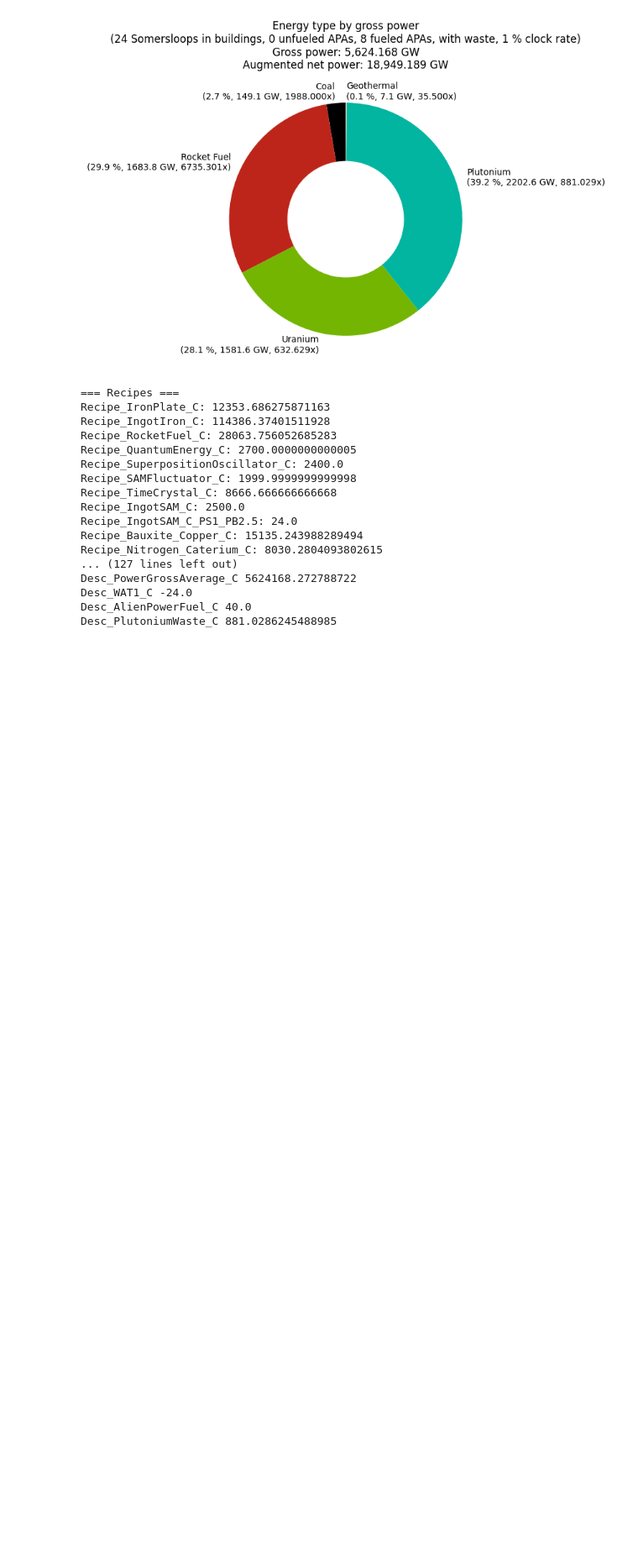
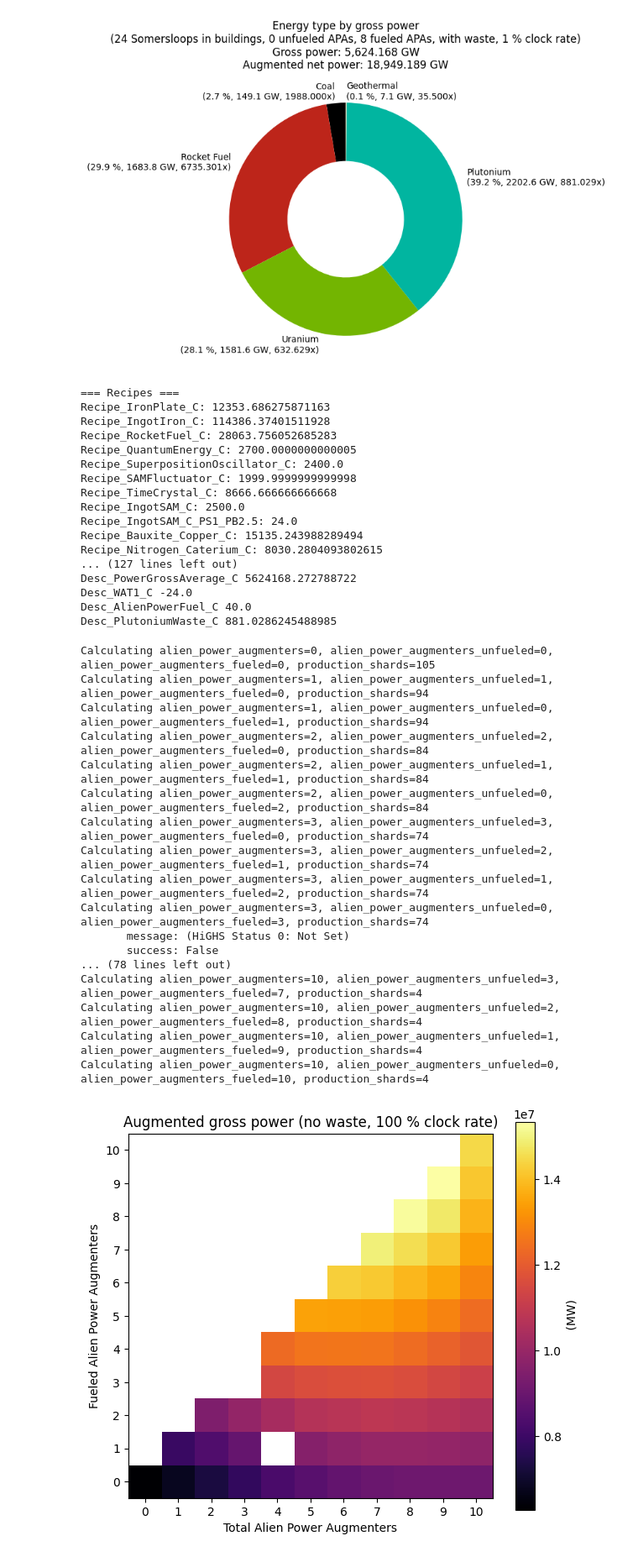
Before and after one commit to gaboroszkar/satisfactory_calculations, a Jupyter notebook: power_calculation.ipynb, the cells around one changed output. Shown at 84% size. Drawn from its saved outputs; the diff is of its cells as text; code cells hidden in the pictures; blank space fills up the shorter version.

Commit message:
Add gross power calculation

```diff
--- a/power_calculation.ipynb
+++ b/power_calculation.ipynb
@@ -247,5 +267,5 @@ def solve_with_discretized_production_shards(
 # %%
-def visualize_power_composition(recipes_solution, power_augmented_net, title):
+def visualize_power_composition(recipes_solution, power_augmented, title, is_power_net):
     power_recipes = {
         "Recipe_Build_GeneratorCoal_C_Desc_Coal_C_C": ("Coal", "#000000"),
         "Recipe_Build_GeneratorCoal_C_Desc_CompactedCoal_C_C": ("Compacted Coal", "#2b3549"),
@@ -293,7 +313,9 @@ def visualize_power_composition(recipes_solution, power_augmented_net, title):
         colors=colors
     )
 
-    ax.set_title(f"Energy type by gross power\n({title})\nGross power: {(sum_total_amount / 1000):,.3f} GW\nAugmented net power: {(power_augmented_net / 1000):,.3f} GW")
+    power_title = "Augmented net power" if is_power_net else "Augmented gross power"
+
+    ax.set_title(f"Energy type by gross power\n({title})\nGross power: {(sum_total_amount / 1000):,.3f} GW\n{power_title}: {(power_augmented / 1000):,.3f} GW")
     plt.show()
 # %%
 def solve_with_discretized_production_shards_and_visualize(
@@ -302,13 +324,15 @@ def solve_with_discretized_production_shards_and_visualize(
     production_shards: int,
     alien_power_augmenters_unfueled: int,
     alien_power_augmenters_fueled: int,
+    is_power_net: bool = True,
 ):
-    power_augmented_net, recipes_solution, items_solution = solve_with_discretized_production_shards(
+    power_augmented, recipes_solution, items_solution = solve_with_discretized_production_shards(
         default_production_boost=default_production_boost,
         zero_almost_all_items=zero_almost_all_items,
         production_shards=production_shards,
         alien_power_augmenters_unfueled=alien_power_augmenters_unfueled,
         alien_power_augmenters_fueled=alien_power_augmenters_fueled,
+        is_power_net=is_power_net,
     )
 
     title = (
@@ -319,7 +343,7 @@ def solve_with_discretized_production_shards_and_visualize(
         f"{int(default_production_boost * 100)} % clock rate"
     )
 
-    visualize_power_composition(recipes_solution, power_augmented_net, title)
+    visualize_power_composition(recipes_solution, power_augmented, title, is_power_net)
 
     print("=== Recipes ===")
     for recipe, recipe_amount in recipes_solution:
@@ -345,6 +369,7 @@ import matplotlib.pyplot as plt
 def optimize_somersloops_and_visualize(
     default_production_boost: float,
     zero_almost_all_items: bool,
+    is_power_net: bool = True,
 ):
     max_alien_power_augmenters = 10
 
@@ -370,12 +395,13 @@ def optimize_somersloops_and_visualize(
                 production_shards=production_shards,
                 alien_power_augmenters_unfueled=alien_power_augmenters_unfueled,
                 alien_power_augmenters_fueled=alien_power_augmenters_fueled,
+                is_power_net=is_power_net,
             )
             if solution is not None:
-                power_augmented_net, _, _ = solution
-                power[alien_power_augmenters_fueled, alien_power_augmenters] = power_augmented_net
-                if power_augmented_net > max_power:
-                    max_power = power_augmented_net
+                power_augmented , _, _ = solution
+                power[alien_power_augmenters_fueled, alien_power_augmenters] = power_augmented
+                if power_augmented > max_power:
+                    max_power = power_augmented
                     power_shards_for_max_power = production_shards
                     alien_power_augmenters_unfueled_max_power = alien_power_augmenters_unfueled
                     alien_power_augmenters_fueled_max_power = alien_power_augmenters_fueled
@@ -395,7 +421,7 @@ def optimize_somersloops_and_visualize(
     ax.set_ylabel("Fueled Alien Power Augmenters")
 
     title = f"{'no' if zero_almost_all_items else 'with'} waste, {int(default_production_boost * 100)} % clock rate"
-    ax.set_title(f"Augmented net power ({title})")
+    ax.set_title(f"Augmented {'net' if is_power_net else 'gross'} power ({title})")
 
     solve_with_discretized_production_shards_and_visualize(
         default_production_boost=default_production_boost,
@@ -403,6 +429,7 @@ def optimize_somersloops_and_visualize(
         production_shards=power_shards_for_max_power,
         alien_power_augmenters_unfueled=alien_power_augmenters_unfueled_max_power,
         alien_power_augmenters_fueled=alien_power_augmenters_fueled_max_power,
+        is_power_net=is_power_net,
     )
 
     plt.show()
@@ -780,3 +807,28 @@ Desc_PowerGrossAverage_C 5624168.272788722
 Desc_WAT1_C -24.0
 Desc_AlienPowerFuel_C 40.0
 Desc_PlutoniumWaste_C 881.0286245488985
+# %%
+optimize_somersloops_and_visualize(
+    default_production_boost=1.00,
+    zero_almost_all_items=True,
+    is_power_net=False,
+)
+# %% [output]
+Calculating alien_power_augmenters=0, alien_power_augmenters_unfueled=0, alien_power_augmenters_fueled=0, production_shards=105
+Calculating alien_power_augmenters=1, alien_power_augmenters_unfueled=1, alien_power_augmenters_fueled=0, production_shards=94
+Calculating alien_power_augmenters=1, alien_power_augmenters_unfueled=0, alien_power_augmenters_fueled=1, production_shards=94
+Calculating alien_power_augmenters=2, alien_power_augmenters_unfueled=2, alien_power_augmenters_fueled=0, production_shards=84
+Calculating alien_power_augmenters=2, alien_power_augmenters_unfueled=1, alien_power_augmenters_fueled=1, production_shards=84
+Calculating alien_power_augmenters=2, alien_power_augmenters_unfueled=0, alien_power_augmenters_fueled=2, production_shards=84
+Calculating alien_power_augmenters=3, alien_power_augmenters_unfueled=3, alien_power_augmenters_fueled=0, production_shards=74
+Calculating alien_power_augmenters=3, alien_power_augmenters_unfueled=2, alien_power_augmenters_fueled=1, production_shards=74
+Calculating alien_power_augmenters=3, alien_power_augmenters_unfueled=1, alien_power_augmenters_fueled=2, production_shards=74
+Calculating alien_power_augmenters=3, alien_power_augmenters_unfueled=0, alien_power_augmenters_fueled=3, production_shards=74
+       message: (HiGHS Status 0: Not Set)
+       success: False
+... (78 lines left out)
+Calculating alien_power_augmenters=10, alien_power_augmenters_unfueled=3, alien_power_augmenters_fueled=7, production_shards=4
+Calculating alien_power_augmenters=10, alien_power_augmenters_unfueled=2, alien_power_augmenters_fueled=8, production_shards=4
+Calculating alien_power_augmenters=10, alien_power_augmenters_unfueled=1, alien_power_augmenters_fueled=9, production_shards=4
+Calculating alien_power_augmenters=10, alien_power_augmenters_unfueled=0, alien_power_augmenters_fueled=10, production_shards=4
+[figure, added]
```
Also changed, not shown: parts of 4 cells of this notebook, 1 other file.
